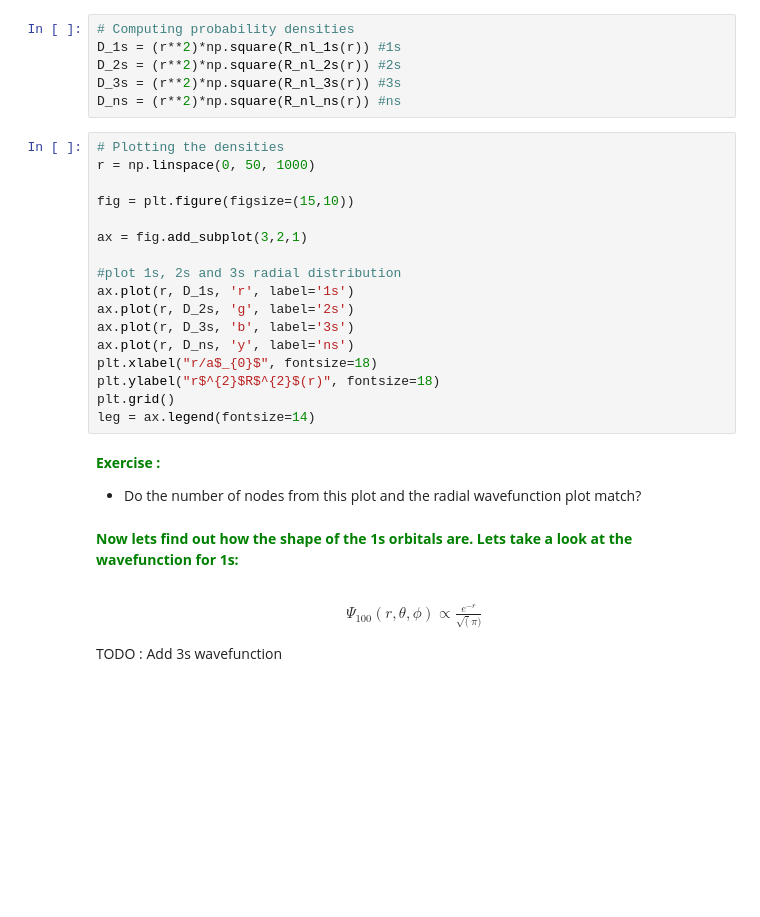
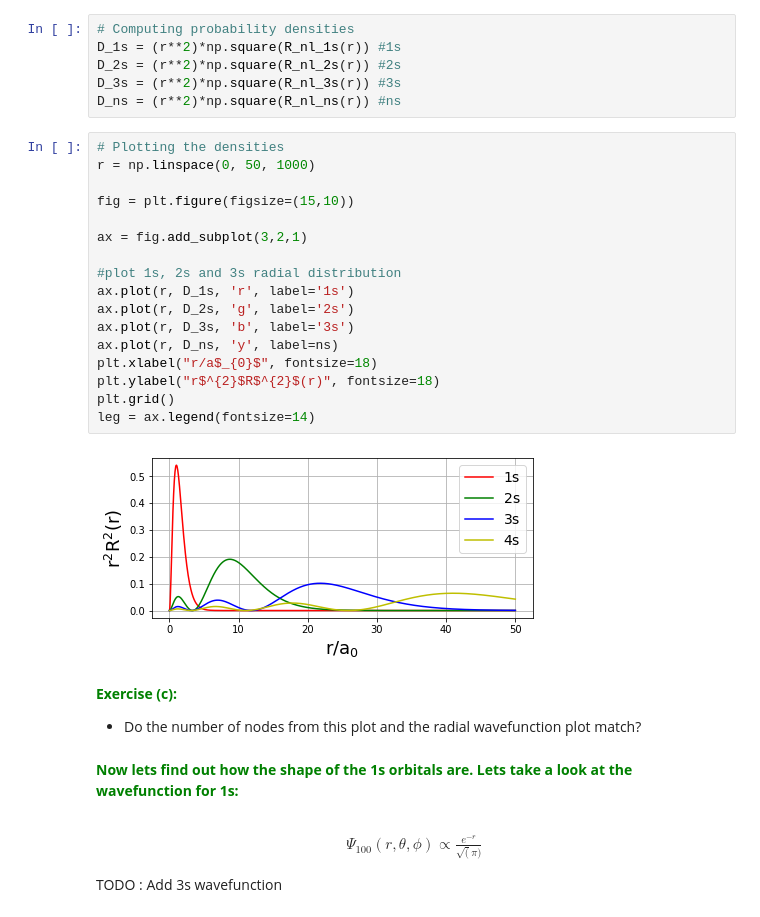
Before and after one commit to sokolov-group/jupyter_handouts, a Jupyter notebook: 03_hydrogen_atom/03_hydrogen_atom.ipynb, the cells around one changed output. Drawn from its saved outputs; the diff is of its cells as text; blank space fills up the shorter version.

```diff
--- a/03_hydrogen_atom/03_hydrogen_atom.ipynb
+++ b/03_hydrogen_atom/03_hydrogen_atom.ipynb
@@ -341,22 +343,24 @@ D_ns = (r**2)*np.square(R_nl_ns(r)) #ns
 # %%
 # Plotting the densities
 r = np.linspace(0, 50, 1000)
 
 fig = plt.figure(figsize=(15,10))
 
 ax = fig.add_subplot(3,2,1)
 
 #plot 1s, 2s and 3s radial distribution
 ax.plot(r, D_1s, 'r', label='1s')
 ax.plot(r, D_2s, 'g', label='2s')
 ax.plot(r, D_3s, 'b', label='3s')
-ax.plot(r, D_ns, 'y', label='ns')
+ax.plot(r, D_ns, 'y', label=ns)
 plt.xlabel("r/a$_{0}$", fontsize=18)
 plt.ylabel("r$^{2}$R$^{2}$(r)", fontsize=18)
 plt.grid()
 leg = ax.legend(fontsize=14)
+# %% [output]
+[figure, added]
 # %% [markdown]
-<strong style="color: green;">Exercise :</strong> <br/>
+<strong style="color: green;">Exercise (c):</strong> <br/>
 * Do the number of nodes from this plot and the radial wavefunction plot match?
 # %% [markdown]
 <strong style="color: green;">Now lets find out how the shape of the 1s orbitals are. Lets take a look at the wavefunction for 1s:</strong> <br/>
```
Also changed, not shown: parts of 14 cells of this notebook.
